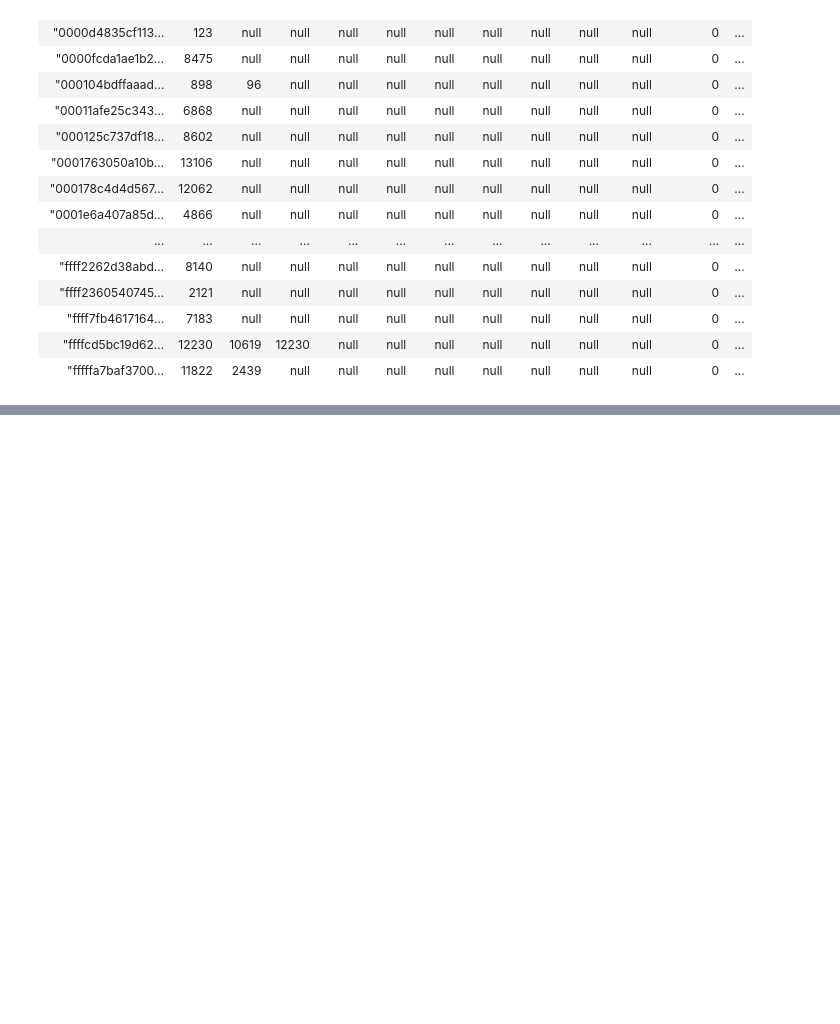
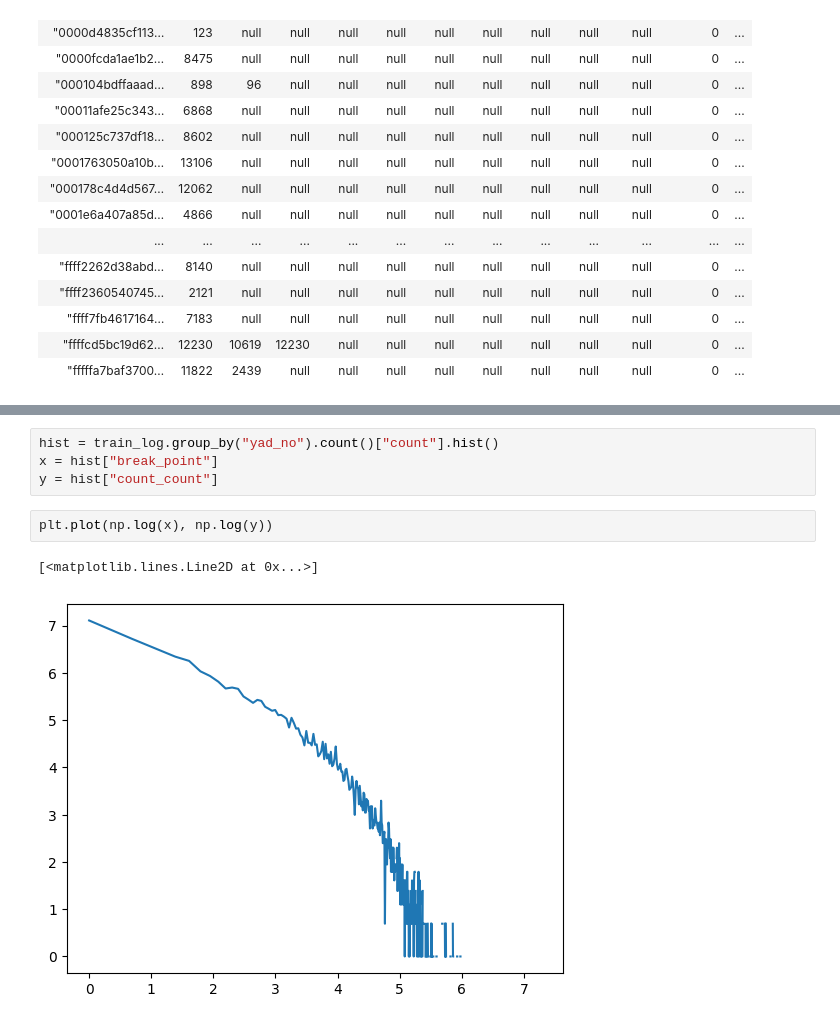
Before and after one commit to morim3/atmacup16, a Jupyter notebook: eda/20231210_area_map.ipynb, the cells around one changed output, grey strips where cells are left out. Saved outputs shown, nothing was run; the diff lists cells and outputs as text; blank space fills up the shorter version.

```diff
--- a/eda/20231210_area_map.ipynb
+++ b/eda/20231210_area_map.ipynb
@@ -150,0 +170,9 @@ shape: (288_698, 131)
+# %%
+hist = train_log.group_by("yad_no").count()["count"].hist()
+x = hist["break_point"]
+y = hist["count_count"]
+# %%
+plt.plot(np.log(x), np.log(y))
+# %% [output]
+[<matplotlib.lines.Line2D at 0x...>]
+[figure, added]
```
Also changed, not shown: parts of 6 cells of this notebook, 9 other files.
